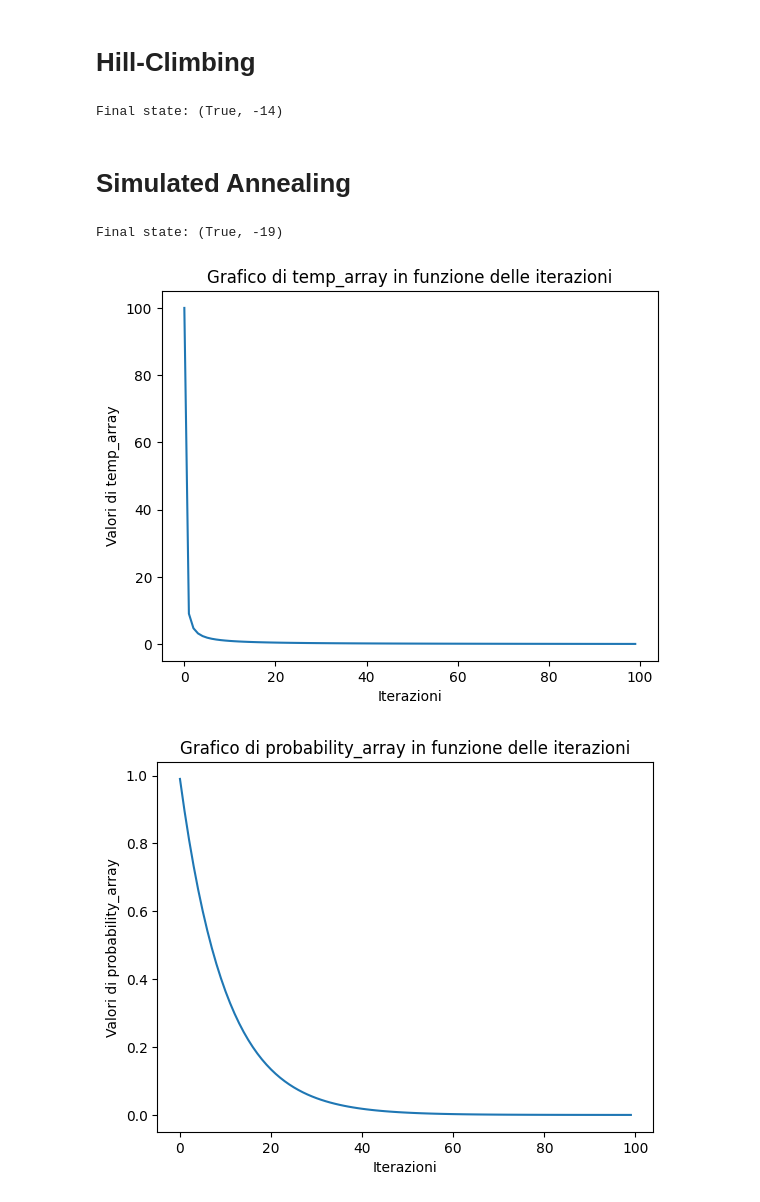
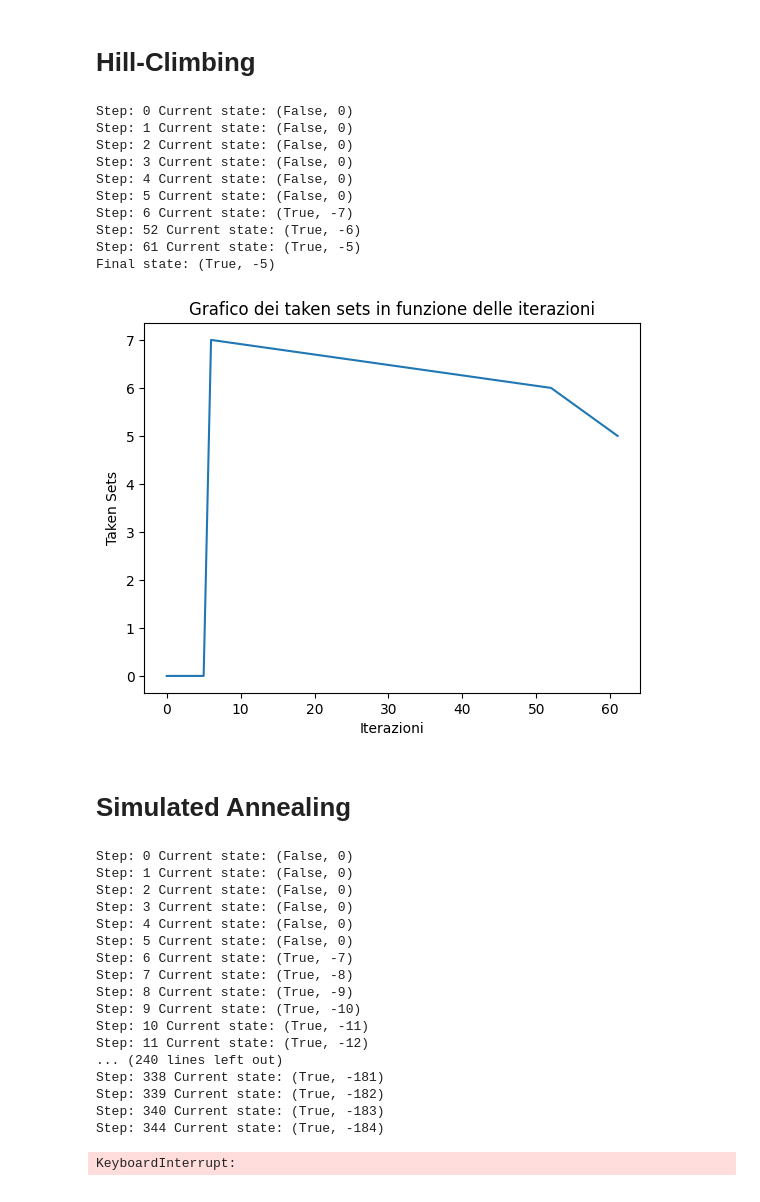
Before and after one commit to Nicocarad/ci23, a Jupyter notebook: Halloween.ipynb, the cells around one changed output. Cells and saved outputs as stored; diff of their text form; code cells hidden in the pictures.

```diff
--- a/Halloween.ipynb
+++ b/Halloween.ipynb
@@ -33,40 +33,65 @@ Find the best solution with the fewest calls to the fitness functions for:
 * `num_sets = num_points`
 * `density = [.3, .7]`
 # %%
-SETS = make_set_covering_problem(num_points[0], num_sets[0], density[0])
+SETS = make_set_covering_problem(num_points[1], num_sets[1], density[1])
 # %% [markdown]
 # Hill-Climbing
 # %%
+# Taken from Giovanni Squillero's notebook on Github
 def evaluate(state):
     cost = sum(state)
     valid = np.all(
         reduce(
             np.logical_or,
             [SETS.getrow(i).toarray().flatten() for i, t in enumerate(state) if t],
-            np.array([False for _ in range(num_points[0])]),
+            np.array([False for _ in range(num_points[1])]),
         )
     )
     return valid, -cost if valid else 0
 # %%
 def tweak(state):
     new_state = copy(state)
-    index = randint(0, num_sets[0] - 1)
+    index = randint(0, num_sets[1] - 1)
     new_state[index] = not new_state[index]
 
+
     return new_state
 # %%
 
-current_state = [choice([True, False]) for _ in range(num_sets[0])]
+current_state = [choice([True, False]) for _ in range(num_sets[1])]
+# current_state = [choice([False]) for _ in range(num_sets[1])]
+taken_sets = []
+iterations = 10000
+iteration_sets = []
+for step in range(iterations):
 
-for step in range(100):
     new_state = tweak(current_state)
     if evaluate(new_state) >= evaluate(current_state):
         current_state = new_state
         # print(current_state, evaluate(current_state))
+        taken_sets.append(-evaluate(current_state)[1])
+        iteration_sets.append(step)
+        print("Step: " + str(step) + " Current state: " + str(evaluate(current_state)))
 
 print("Final state:", evaluate(current_state))
+
+plt.plot(iteration_sets,taken_sets)
+plt.xlabel('Iterazioni')
+plt.ylabel('Taken Sets')
+plt.title('Grafico dei taken sets in funzione delle iterazioni')
+plt.show()
 # %% [output]
-Final state: (True, -14)
+Step: 0 Current state: (False, 0)
+Step: 1 Current state: (False, 0)
+Step: 2 Current state: (False, 0)
+Step: 3 Current state: (False, 0)
+Step: 4 Current state: (False, 0)
+Step: 5 Current state: (False, 0)
+Step: 6 Current state: (True, -7)
+Step: 52 Current state: (True, -6)
+Step: 61 Current state: (True, -5)
+Final state: (True, -5)
+[figure, added]
 # %% [markdown]
 # Simulated Annealing
 # %%
@@ -75,15 +101,17 @@ def acceptance_probability(current_solution, tweaked_solution, temp):
     x = -abs(current_solution[1] - tweaked_solution[1]) / temp
     return math.exp(x)
 # %%
-current_state = [choice([True, False]) for _ in range(num_sets[0])]
-
-iterations = 100
+current_state = [choice([True, False]) for _ in range(num_sets[1])]
+# current_state = [choice([False]) for _ in range(num_sets[1])]
+iterations = 2000
 temp_array = []
 probability_array = []
+taken_sets = []
+iteration_sets = []
 
 for step in range(iterations):
     new_state = tweak(current_state)
-    temp = iterations / (10*step + 1)
+    temp = iterations / (5*step + 1)
     temp_array.append(temp)
     p = acceptance_probability(evaluate(current_state), evaluate(new_state), temp)
     probability_array.append(p)
@@ -91,8 +119,17 @@ for step in range(iterations):
     if evaluate(new_state) >= evaluate(current_state) or random() < p:
         current_state = new_state
         # print(current_state, evaluate(current_state))
+        taken_sets.append(-evaluate(current_state)[1])
+        iteration_sets.append(step)
+        print("Step: " + str(step) + " Current state: " + str(evaluate(current_state)))
 
 print("Final state:", evaluate(current_state))
+
+plt.plot(iteration_sets,taken_sets)
+plt.xlabel('Iterazioni')
+plt.ylabel('Taken Sets')
+plt.title('Grafico dei taken sets in funzione delle iterazioni')
+plt.show()
 
 plt.plot(range(iterations),temp_array)
 plt.xlabel('Iterazioni')
@@ -106,6 +143,21 @@ plt.ylabel('Valori di probability_array')
 plt.title('Grafico di probability_array in funzione delle iterazioni')
 plt.show()
 # %% [output]
-Final state: (True, -19)
+Step: 0 Current state: (False, 0)
+Step: 1 Current state: (False, 0)
+Step: 2 Current state: (False, 0)
+Step: 3 Current state: (False, 0)
+Step: 4 Current state: (False, 0)
+Step: 5 Current state: (False, 0)
+Step: 6 Current state: (True, -7)
+Step: 7 Current state: (True, -8)
+Step: 8 Current state: (True, -9)
+Step: 9 Current state: (True, -10)
+Step: 10 Current state: (True, -11)
+Step: 11 Current state: (True, -12)
+... (240 lines left out)
+Step: 338 Current state: (True, -181)
+Step: 339 Current state: (True, -182)
+Step: 340 Current state: (True, -183)
+Step: 344 Current state: (True, -184)
-[figure, removed]
-[figure, removed]
+KeyboardInterrupt:
```
Also changed, not shown: parts of 1 cell of this notebook.
